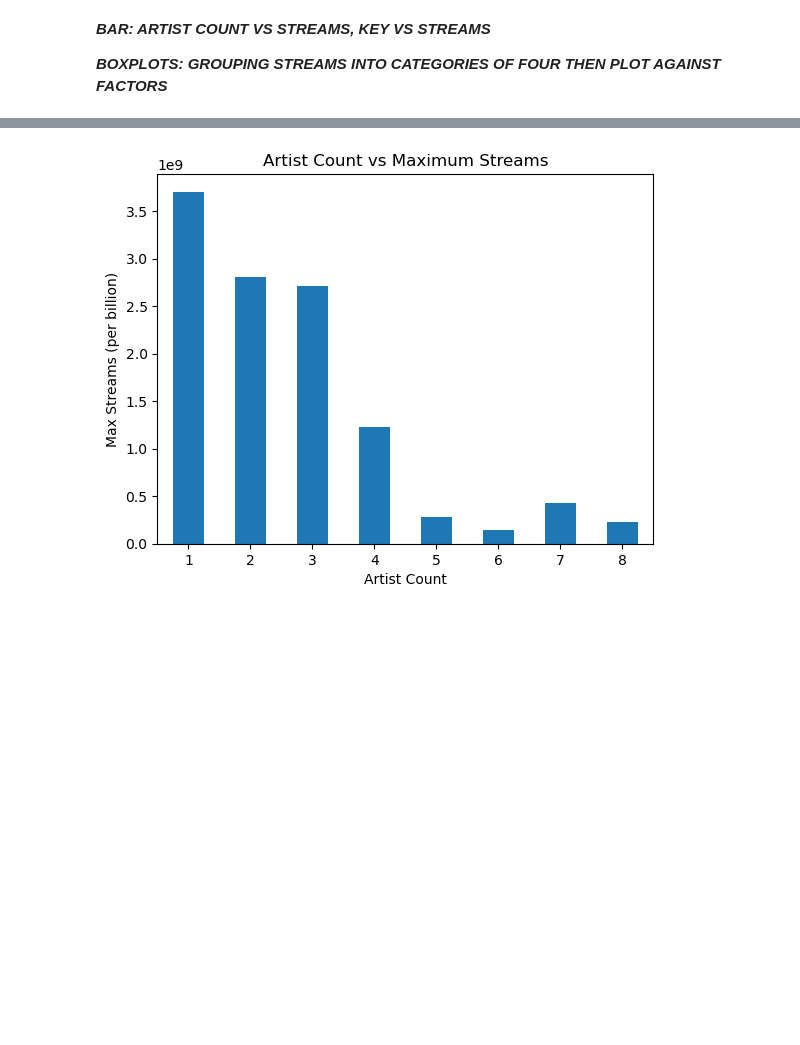
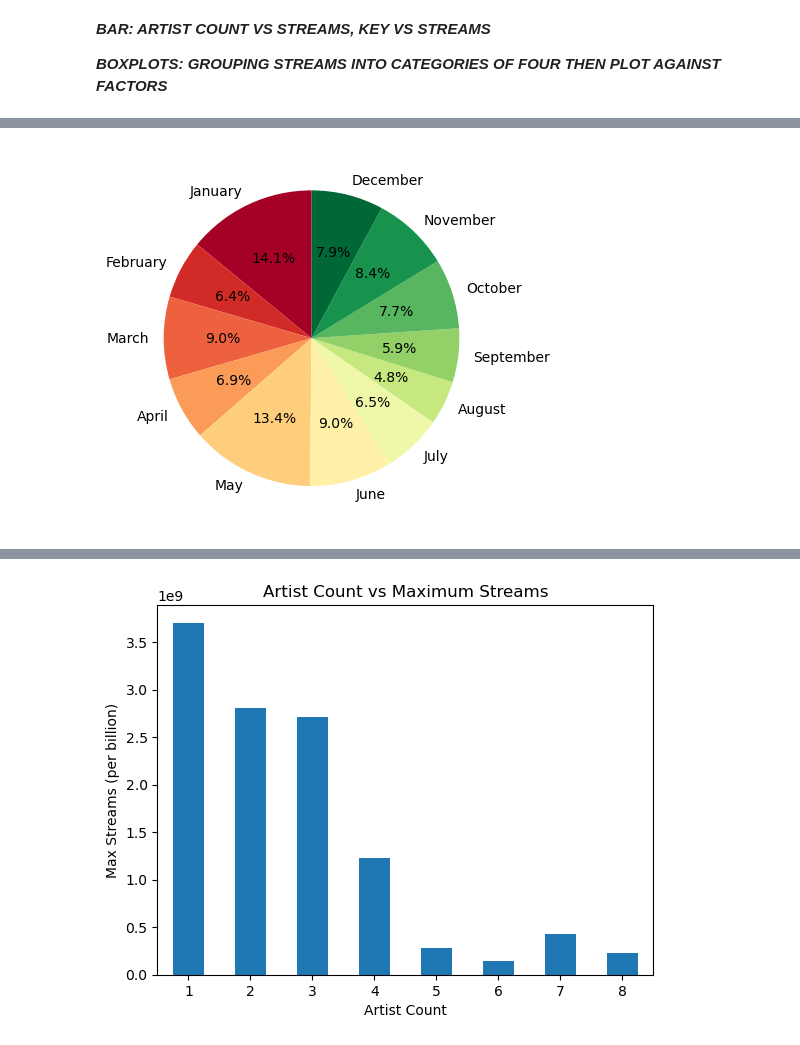
Before and after one commit to JustinS25/Project_4, a Jupyter notebook: Notebooks/visualizations.ipynb, the cells around one changed output, grey strips where cells are left out. Drawn from its saved outputs; the diff is of its cells as text; code cells hidden in the pictures; blank space fills up the shorter version.

```diff
--- a/Notebooks/visualizations.ipynb
+++ b/Notebooks/visualizations.ipynb
@@ -92,0 +101,17 @@ def scatter_plot(x, y, x_value, y_value):
+# %%
+# Creating pie charts on songs released per month
+
+songs_per_month = spotify_df.groupby("Released Month").count()["Released Day"]
+songs_per_month
+
+labels = ["January", "February", "March", "April", "May", "June", "July", "August", "September", "October", "November", "December"]
+colormap = plt.get_cmap("RdYlGn")
+colors = colormap(np.linspace(0, 1, len(songs_per_month)))
+
+plt.pie(songs_per_month, labels=labels, colors=colors, autopct="%1.1f%%", startangle=90)
+
+plt.savefig("../Images/Pie Chart/Amount of Songs Released per Month")
+
+plt.show()
+# %% [output]
+[figure, added]
```
Also changed, not shown: parts of 14 cells of this notebook, 6 other files.
